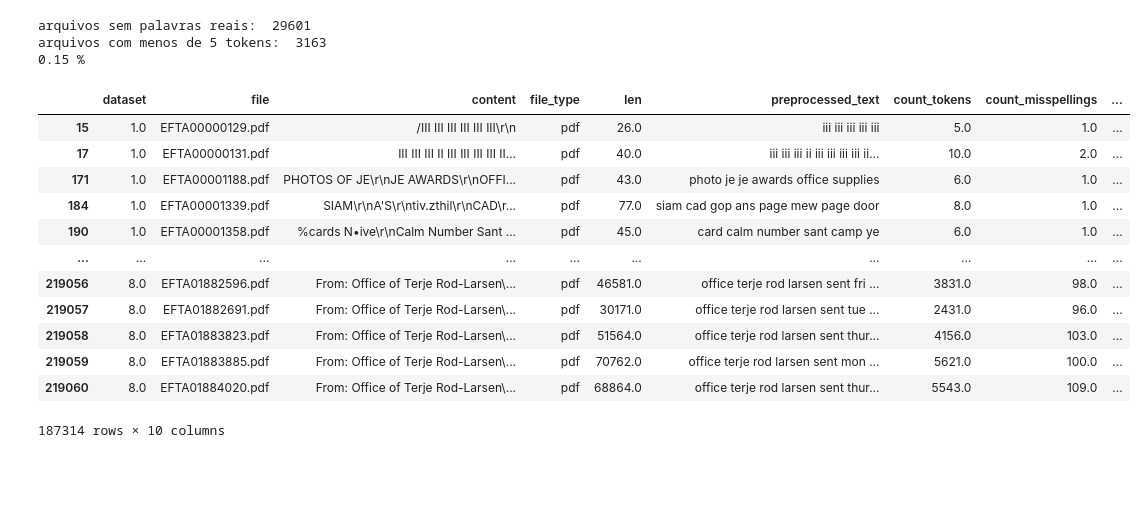
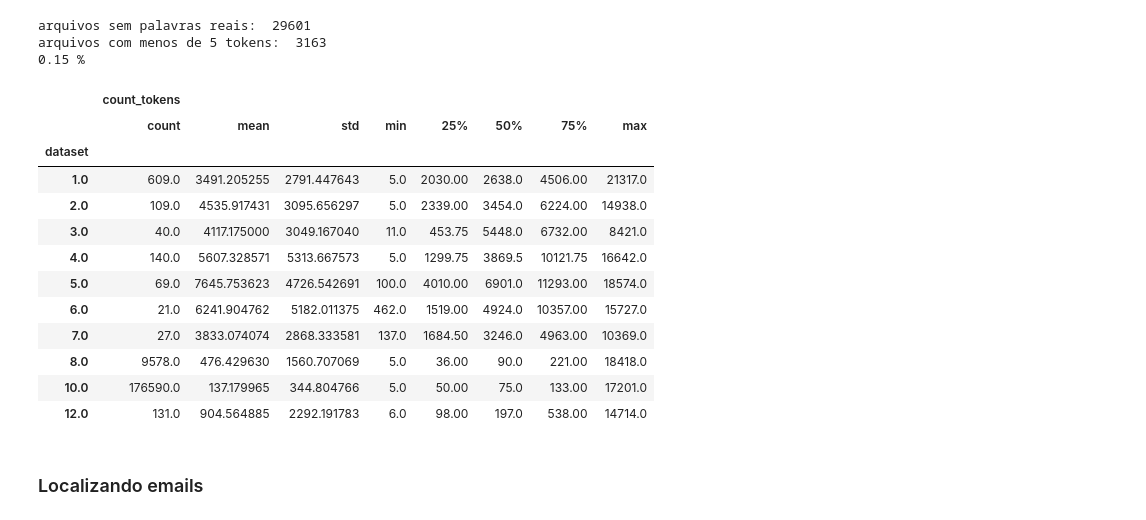
Before and after one commit to GDSMN/mineracao_arquivos_epstein_2026, a Jupyter notebook: filter.ipynb, the cells around one changed output. Saved outputs shown, nothing was run; the diff lists cells and outputs as text; code cells hidden in the pictures; blank space fills up the shorter version.

```diff
--- a/filter.ipynb
+++ b/filter.ipynb
@@ -85,5 +89,5 @@ Pré processamento de textos e cálculo de tokens, OOV e orações
 # %%
-dt = pd.read_csv('misspellings.csv', sep='|')
+dt = pd.read_csv('datasets/dataset_processed.csv', sep='|')
 # %%
 dt['count_tokens'].value_counts()
 # %% [output]
@@ -147,23 +151,26 @@ dt_raw.loc[dt_raw['file'].isin(dt.loc[dt['ratio_misspelling'] > 0.2]['file']), [
 dt = dt.drop(dt.loc[dt['ratio_misspelling'] > 0.2].index)
 dt = dt.drop(dt.loc[dt['count_tokens'] < 5].index)
 dt = dt.dropna()
+dt = dt.reset_index(drop=True)
 # %% [output]
 arquivos sem palavras reais:  29601
 arquivos com menos de 5 tokens:  3163
 0.15 %
 # %%
-dt
+dt.groupby(['dataset']).describe()[['count_tokens']]
 # %% [output]
-|  | dataset | file | content | file_type | len | preprocessed_text | count_tokens | count_misspellings | ... |
-| 15 | 1.0 | EFTA00000129.pdf | /III III III III III III\r\n | pdf | 26.0 | iii iii iii iii iii | 5.0 | 1.0 | ... |
-| 17 | 1.0 | EFTA00000131.pdf | III III III II III III III III II... | pdf | 40.0 | iii iii iii ii iii iii iii iii ii... | 10.0 | 2.0 | ... |
-| 171 | 1.0 | EFTA00001188.pdf | PHOTOS OF JE\r\nJE AWARDS\r\nOFFI... | pdf | 43.0 | photo je je awards office supplies | 6.0 | 1.0 | ... |
-| 184 | 1.0 | EFTA00001339.pdf | SIAM\r\nA'S\r\ntiv.zthil\r\nCAD\r... | pdf | 77.0 | siam cad gop ans page mew page door | 8.0 | 1.0 | ... |
-| 190 | 1.0 | EFTA00001358.pdf | %cards N•ive\r\nCalm Number Sant ... | pdf | 45.0 | card calm number sant camp ye | 6.0 | 1.0 | ... |
-| ... | ... | ... | ... | ... | ... | ... | ... | ... | ... |
-| 219056 | 8.0 | EFTA01882596.pdf | From: Office of Terje Rod-Larsen\... | pdf | 46581.0 | office terje rod larsen sent fri ... | 3831.0 | 98.0 | ... |
-| 219057 | 8.0 | EFTA01882691.pdf | From: Office of Terje Rod-Larsen\... | pdf | 30171.0 | office terje rod larsen sent tue ... | 2431.0 | 96.0 | ... |
-| 219058 | 8.0 | EFTA01883823.pdf | From: Office of Terje Rod-Larsen\... | pdf | 51564.0 | office terje rod larsen sent thur... | 4156.0 | 103.0 | ... |
-| 219059 | 8.0 | EFTA01883885.pdf | From: Office of Terje Rod-Larsen\... | pdf | 70762.0 | office terje rod larsen sent mon ... | 5621.0 | 100.0 | ... |
-| 219060 | 8.0 | EFTA01884020.pdf | From: Office of Terje Rod-Larsen\... | pdf | 68864.0 | office terje rod larsen sent thur... | 5543.0 | 109.0 | ... |
+|  | count_tokens |  |  |  |  |  |  |  |
+|  | count | mean | std | min | 25% | 50% | 75% | max |
+| dataset |  |  |  |  |  |  |  |  |
+| 1.0 | 609.0 | 3491.205255 | 2791.447643 | 5.0 | 2030.00 | 2638.0 | 4506.00 | 21317.0 |
+| 2.0 | 109.0 | 4535.917431 | 3095.656297 | 5.0 | 2339.00 | 3454.0 | 6224.00 | 14938.0 |
+| 3.0 | 40.0 | 4117.175000 | 3049.167040 | 11.0 | 453.75 | 5448.0 | 6732.00 | 8421.0 |
+| 4.0 | 140.0 | 5607.328571 | 5313.667573 | 5.0 | 1299.75 | 3869.5 | 10121.75 | 16642.0 |
+| 5.0 | 69.0 | 7645.753623 | 4726.542691 | 100.0 | 4010.00 | 6901.0 | 11293.00 | 18574.0 |
+| 6.0 | 21.0 | 6241.904762 | 5182.011375 | 462.0 | 1519.00 | 4924.0 | 10357.00 | 15727.0 |
+| 7.0 | 27.0 | 3833.074074 | 2868.333581 | 137.0 | 1684.50 | 3246.0 | 4963.00 | 10369.0 |
+| 8.0 | 9578.0 | 476.429630 | 1560.707069 | 5.0 | 36.00 | 90.0 | 221.00 | 18418.0 |
+| 10.0 | 176590.0 | 137.179965 | 344.804766 | 5.0 | 50.00 | 75.0 | 133.00 | 17201.0 |
+| 12.0 | 131.0 | 904.564885 | 2292.191783 | 6.0 | 98.00 | 197.0 | 538.00 | 14714.0 |
-187314 rows × 10 columns
+# %% [markdown]
+### Localizando emails
```
Also changed, not shown: parts of 30 cells of this notebook, 15 other files.
